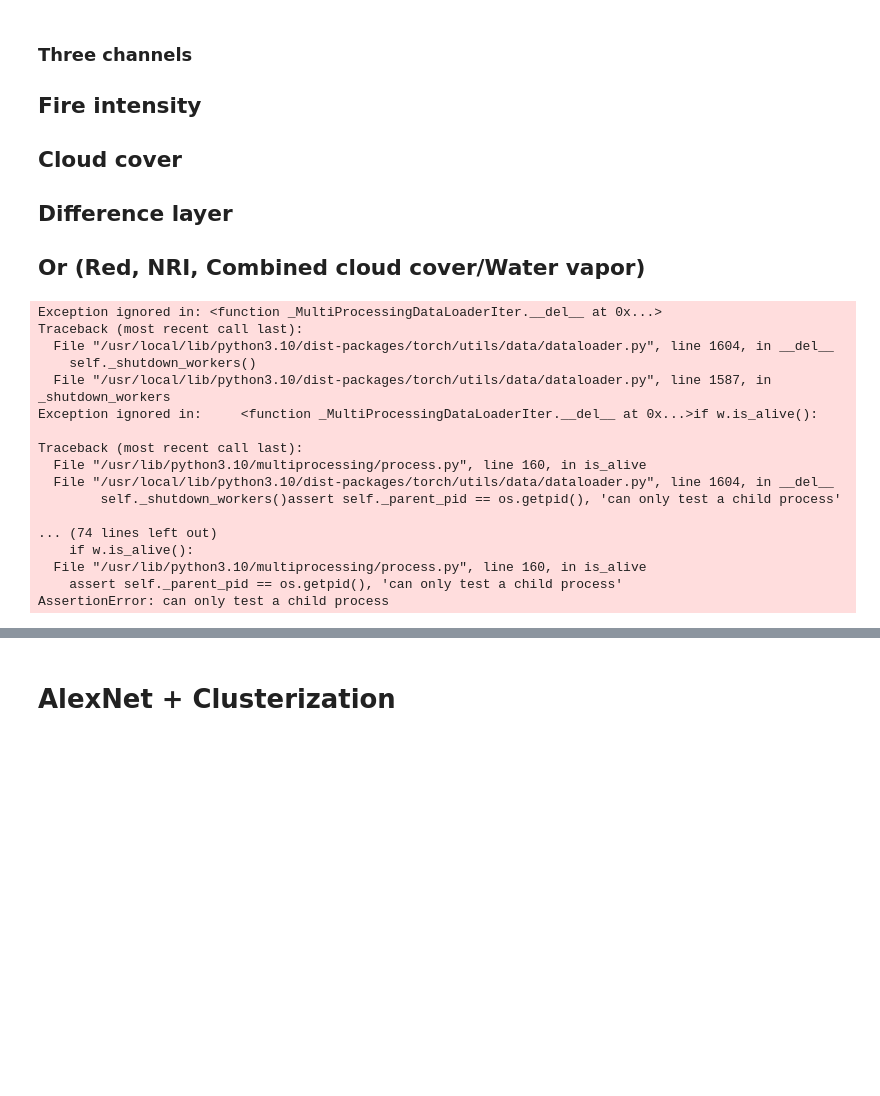
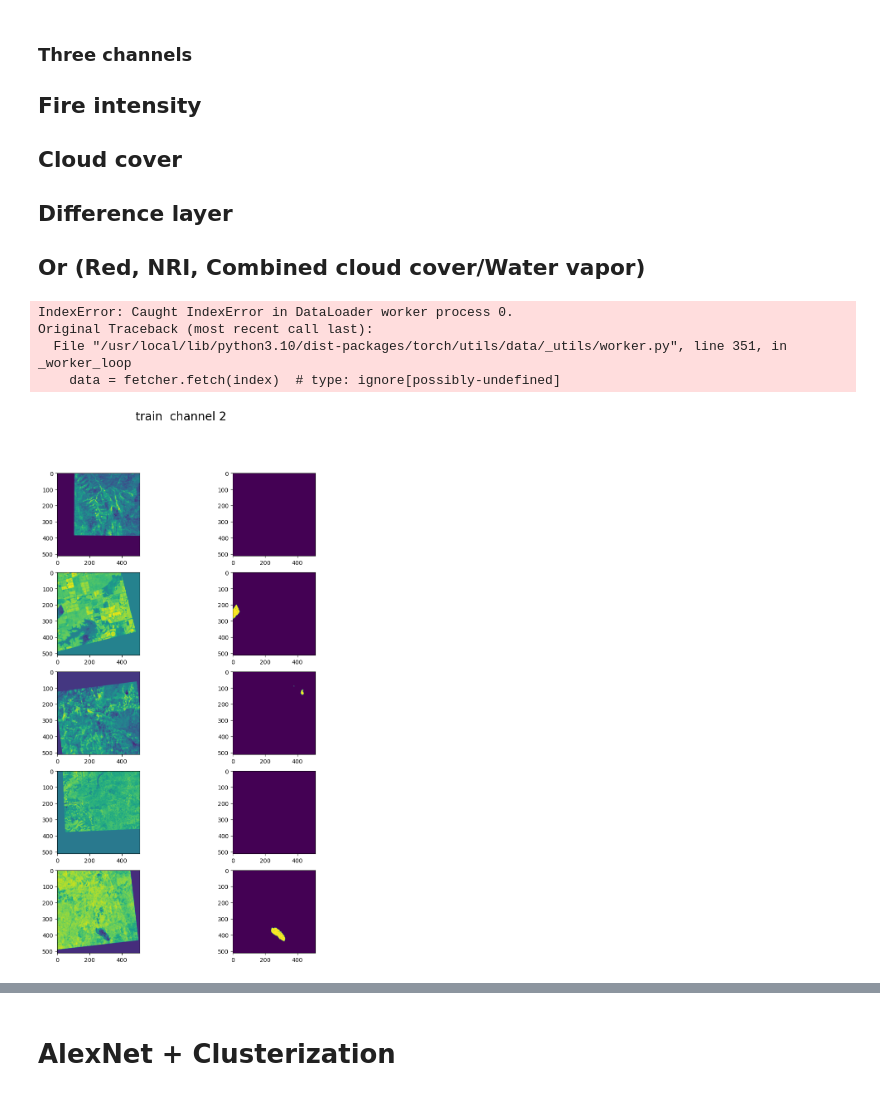
Before and after one commit to Yalnyra/CaBuAr-segmentation-learning, a Jupyter notebook: california_burned_areas/cabuar_main.ipynb, the cells around one changed output, grey strips where cells are left out. Drawn from its saved outputs; the diff is of its cells as text; code cells hidden in the pictures; blank space fills up the shorter version.

```diff
--- a/california_burned_areas/cabuar_main.ipynb
+++ b/california_burned_areas/cabuar_main.ipynb
@@ -414,13 +415,28 @@ valid_dataset = CaBuArPyTorchDataset(
 test_dataset = CaBuArPyTorchDataset(
     hf_dataset=test_data,
 )
-dataloader = WrappedDataLoader(DataLoader(
+
+tr_loader = WrappedDataLoader(DataLoader(
     train_dataset,
     batch_size=_BATCH_SIZE,       # Adjust batch size as needed
     shuffle=True,        # Shuffle for training
     num_workers=_NUM_WORKERS,       # Number of subprocesses for data loading
     pin_memory=True      # Speed up transfer to GPU
 ), to_device)
+vd_loadr = WrappedDataLoader(DataLoader(
+    valid_dataset,
+    batch_size=_BATCH_SIZE,       # Adjust batch size as needed
+    shuffle=True,        # Shuffle for training
+    num_workers=_NUM_WORKERS,       # Number of subprocesses for data loading
+    pin_memory=True      # Speed up transfer to GPU
+), to_device)
+test_loadr = WrappedDataLoader(DataLoader(
+    test_dataset,
+    batch_size=_BATCH_SIZE,       # Adjust batch size as needed
+    shuffle=True,        # Shuffle for training
+    num_workers=_NUM_WORKERS,       # Number of subprocesses for data loading
+    pin_memory=True      # Speed up transfer to GPU
+), to_device)
 # %%
 %%time
 # Example: Iterate through the DataLoader
@@ -442,24 +458,11 @@ for batch_idx, batch in enumerate(dataloader):
     # Break after first batch for demonstration
     if batch_idx == 0:
         break
-# %%
-X_train, y_train = next(enumerate(dataloader))
-# %% [output]
-Exception ignored in: <function _MultiProcessingDataLoaderIter.__del__ at 0x...>
-Traceback (most recent call last):
-  File "/usr/local/lib/python3.10/dist-packages/torch/utils/data/dataloader.py", line 1604, in __del__
-    self._shutdown_workers()
-  File "/usr/local/lib/python3.10/dist-packages/torch/utils/data/dataloader.py", line 1587, in _shutdown_workers
-Exception ignored in:     <function _MultiProcessingDataLoaderIter.__del__ at 0x...>if w.is_alive():
-
-Traceback (most recent call last):
-  File "/usr/lib/python3.10/multiprocessing/process.py", line 160, in is_alive
-  File "/usr/local/lib/python3.10/dist-packages/torch/utils/data/dataloader.py", line 1604, in __del__
-        self._shutdown_workers()assert self._parent_pid == os.getpid(), 'can only test a child process'
-
-... (74 lines left out)
-    if w.is_alive():
-  File "/usr/lib/python3.10/multiprocessing/process.py", line 160, in is_alive
-    assert self._parent_pid == os.getpid(), 'can only test a child process'
-AssertionError: can only test a child process
+# %%
+idx, processed_img = next(enumerate(tr_loader))
+# %% [output]
+IndexError: Caught IndexError in DataLoader worker process 0.
+Original Traceback (most recent call last):
+  File "/usr/local/lib/python3.10/dist-packages/torch/utils/data/_utils/worker.py", line 351, in _worker_loop
+    data = fetcher.fetch(index)  # type: ignore[possibly-undefined]
 # %%
@@ -466,0 +470,23 @@ X_train, y = y_train
+# %%
+
+# Let's plot some images
+
+fig, axes = plt.subplots(5, 2, figsize=(10,15))
+ch = 2
+fig.suptitle(f"train  channel {ch}", fontsize=20)
+for i in range(5):
+    axes[i,0].imshow(X_train[i,ch].view(512,512,1).numpy())
+    axes[i,1].imshow(y[i].view(512,512,).numpy())
+plt.show()
+    #plt.title(str(y_train[i].item()))
+#j = 0
+# for cls in clss_counts.index:
+#     cls_indices = np.where(y_train.numpy() == cls)[0]
+#     if len(cls_indices) > 0:
+#         plt.subplot(2, len(clss_counts), j + 1)
+#         plt.axis('off')
+#         plt.imshow(X_train[cls_indices[0], :, :, :].numpy().reshape(28, 28), cmap="gray_r")
+#         plt.title(str(cls))
+#         j += 1
+# %% [output]
+[figure, added]
```
Also changed, not shown: parts of 10 cells of this notebook.
